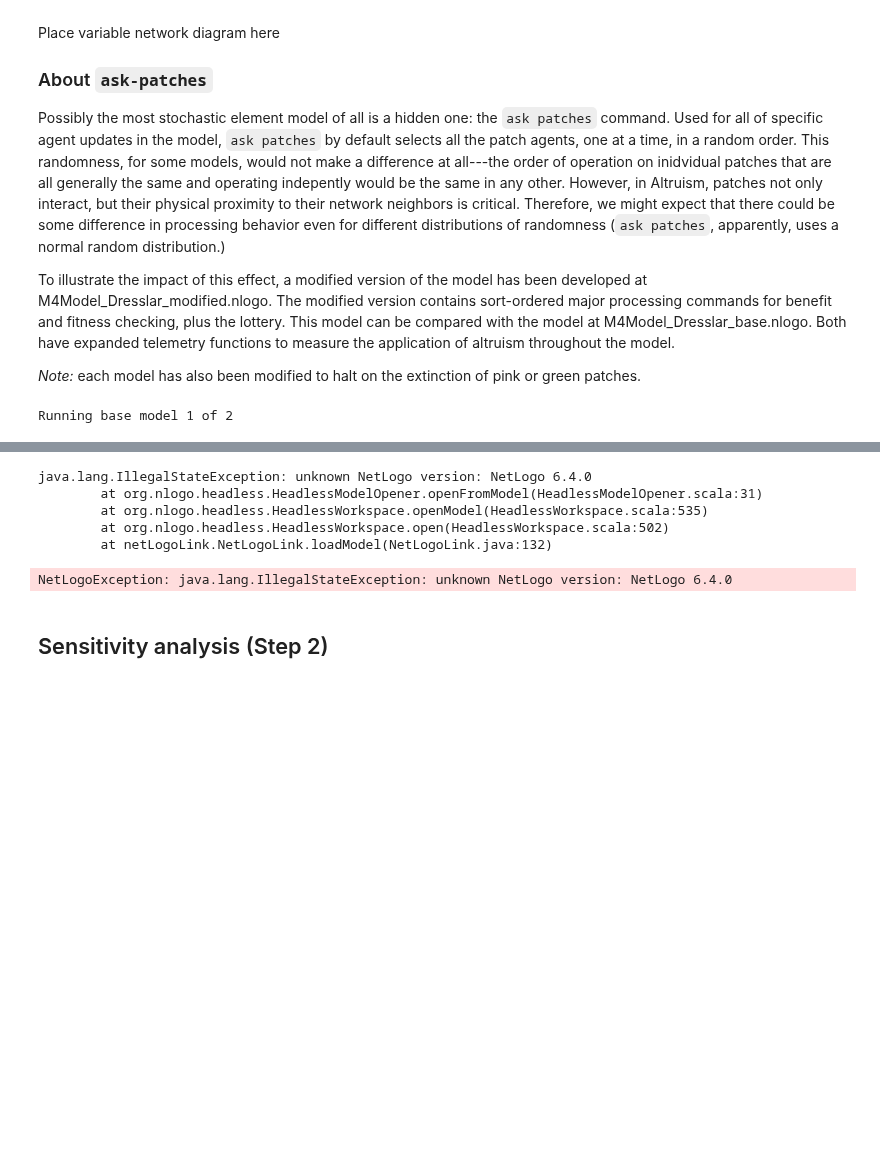
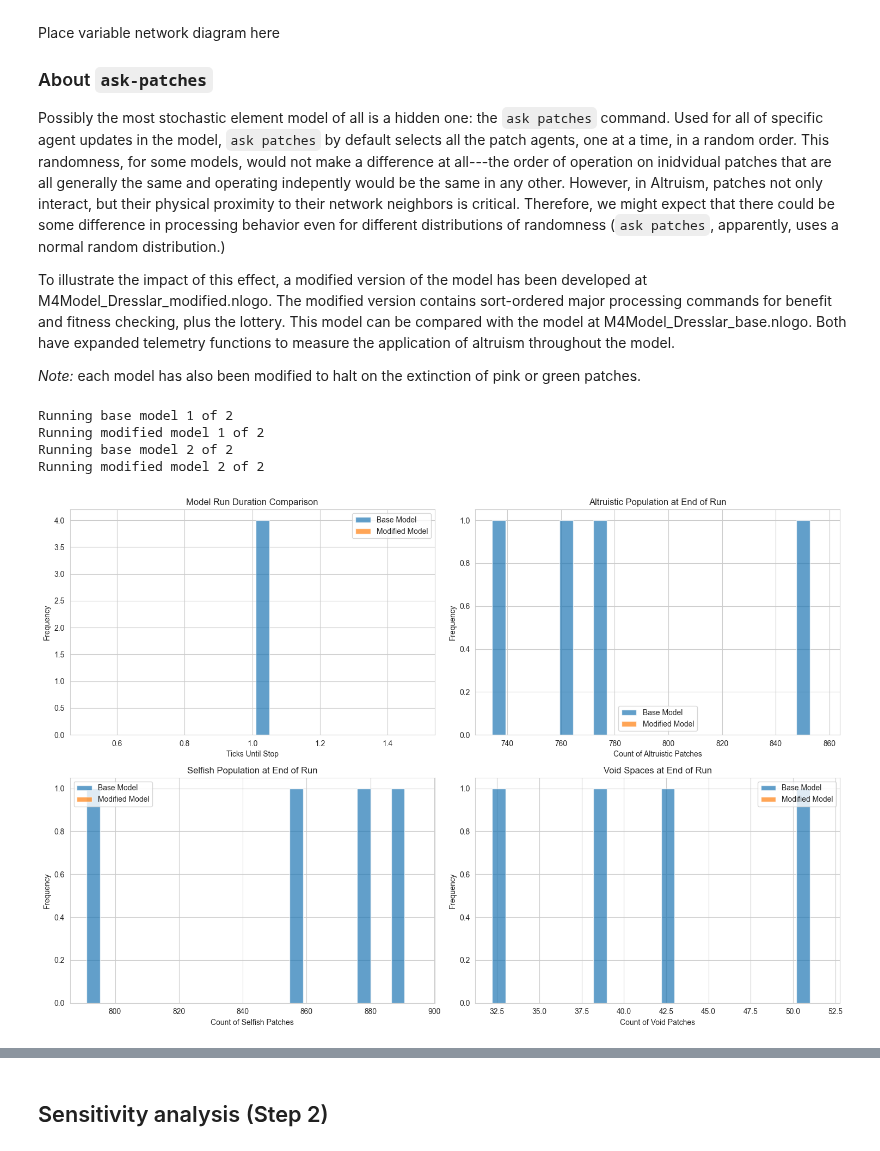
Before and after one commit to peterdresslar/cas-520, a Jupyter notebook: M4/M4Analysis_Dresslar.ipynb, the cells around one changed output, grey strips where cells are left out. Drawn from its saved outputs; the diff is of its cells as text; code cells hidden in the pictures; blank space fills up the shorter version.

Commit message:
fix model address

```diff
--- a/M4/M4Analysis_Dresslar.ipynb
+++ b/M4/M4Analysis_Dresslar.ipynb
@@ -145,37 +145,37 @@ runs_each = 2
 for i in range(runs_each):
     print(f"Running base model {i+1} of {runs_each}")
     netlogo = initialize_netlogo(base_model)
-    netlogo.command("set altruistic-probability {altruistic_probability}")
-    netlogo.command("set selfish-probability {selfish_probability}")
-    netlogo.command("set cost-of-altruism {cost_of_altruism}")
-    netlogo.command("set benefit-from-altruism {benefit_from_altruism}")
-    netlogo.command("set disease {disease}")
-    netlogo.command("set harshness {harshness}")
+    netlogo.command(f"set altruistic-probability {altruistic_probability}")
+    netlogo.command(f"set selfish-probability {selfish_probability}")
+    netlogo.command(f"set cost-of-altruism {cost_of_altruism}")
+    netlogo.command(f"set benefit-from-altruism {benefit_from_altruism}")
+    netlogo.command(f"set disease {disease}")
+    netlogo.command(f"set harshness {harshness}")
     netlogo.command("setup")
-    netlogo.command("set max-ticks {max_ticks}")   # must be AFTER setup
+    netlogo.command(f"set max-ticks {max_ticks}")   # must be AFTER setup
     netlogo.command("go")
     base_model_ticks_to_stop.append(netlogo.report("ticks"))
-    base_model_pinks_count.append(netlogo.report("count [pcolor = pink] of patches"))
-    base_model_greens_count.append(netlogo.report("count [pcolor = green] of patches"))
-    base_model_voids_count.append(netlogo.report("count [pcolor = black] of patches"))
+    base_model_pinks_count.append(netlogo.report("count patches with [pcolor = pink]"))
+    base_model_greens_count.append(netlogo.report("count patches with [pcolor = green]"))
+    base_model_voids_count.append(netlogo.report("count patches with [pcolor = black]"))
     netlogo.kill_workspace()
 
 
     print(f"Running modified model {i+1} of {runs_each}") # ;; eh, why not.
     netlogo = initialize_netlogo(modified_model)
-    netlogo.command("set altruistic-probability {altruistic_probability}")
-    netlogo.command("set selfish-probability {selfish_probability}")
-    netlogo.command("set cost-of-altruism {cost_of_altruism}")
-    netlogo.command("set benefit-from-altruism {benefit_from_altruism}")
-    netlogo.command("set disease {disease}")
-    netlogo.command("set harshness {harshness}")
+    netlogo.command(f"set altruistic-probability {altruistic_probability}")
+    netlogo.command(f"set selfish-probability {selfish_probability}")
+    netlogo.command(f"set cost-of-altruism {cost_of_altruism}")
+    netlogo.command(f"set benefit-from-altruism {benefit_from_altruism}")
+    netlogo.command(f"set disease {disease}")
+    netlogo.command(f"set harshness {harshness}")
     netlogo.command("setup")
-    netlogo.command("set max-ticks {max_ticks}")   # must be AFTER setup
+    netlogo.command(f"set max-ticks {max_ticks}")   # must be AFTER setup
     netlogo.command("go")
-    base_model_ticks_to_stop.append(netlogo.report("ticks"))
-    base_model_pinks_count.append(netlogo.report("count [pcolor = pink] of patches"))
-    base_model_greens_count.append(netlogo.report("count [pcolor = green] of patches"))
-    base_model_voids_count.append(netlogo.report("count [pcolor = black] of patches"))
+    modified_model_ticks_to_stop.append(netlogo.report("ticks"))
+    modified_model_pinks_count.append(netlogo.report("count patches with [pcolor = pink]"))
+    modified_model_greens_count.append(netlogo.report("count patches with [pcolor = green]"))
+    modified_model_voids_count.append(netlogo.report("count patches with [pcolor = black]"))
     netlogo.kill_workspace()
 
 
@@ -207,30 +207,34 @@ plt.subplot(2, 2, 3)
 plt.hist([base_model_greens_count, modified_model_greens_count],
          bins=10, alpha=0.7, label=['Base Model', 'Modified Model'])
 plt.xlabel('Count of Selfish Patches')
 plt.ylabel('Frequency')
 plt.title('Selfish Population at End of Run')
 plt.legend()
 
 # 4. Histogram of black patch counts (voids)
 plt.subplot(2, 2, 4)
 plt.hist([base_model_voids_count, modified_model_voids_count],
          bins=10, alpha=0.7, label=['Base Model', 'Modified Model'])
 plt.xlabel('Count of Void Patches')
 plt.ylabel('Frequency')
 plt.title('Void Spaces at End of Run')
 plt.legend()
 
 plt.tight_layout()
 plt.show()
 
 # Add a summary statistics table
 print("Summary Statistics:")
 print("------------------")
 print(f"Base Model Avg Ticks: {np.mean(base_model_ticks_to_stop):.2f} ± {np.std(base_model_ticks_to_stop):.2f}")
 print(f"Modified Model Avg Ticks: {np.mean(modified_model_ticks_to_stop):.2f} ± {np.std(modified_model_ticks_to_stop):.2f}")
 print(f"Base Model Final Altruists: {np.mean(base_model_pinks_count):.2f} ± {np.std(base_model_pinks_count):.2f}")
 print(f"Modified Model Final Altruists: {np.mean(modified_model_pinks_count):.2f} ± {np.std(modified_model_pinks_count):.2f}")
 print(f"Base Model Final Selfish: {np.mean(base_model_greens_count):.2f} ± {np.std(base_model_greens_count):.2f}")
 print(f"Modified Model Final Selfish: {np.mean(modified_model_greens_count):.2f} ± {np.std(modified_model_greens_count):.2f}")
 # %% [output]
 Running base model 1 of 2
+Running modified model 1 of 2
+Running base model 2 of 2
+Running modified model 2 of 2
+[figure, added]
@@ -241,9 +249,3 @@ WARNING: Restricted methods will be blocked in a future release unless native ac
-java.lang.IllegalStateException: unknown NetLogo version: NetLogo 6.4.0
-        at org.nlogo.headless.HeadlessModelOpener.openFromModel(HeadlessModelOpener.scala:31)
-        at org.nlogo.headless.HeadlessWorkspace.openModel(HeadlessWorkspace.scala:535)
-        at org.nlogo.headless.HeadlessWorkspace.open(HeadlessWorkspace.scala:502)
-        at netLogoLink.NetLogoLink.loadModel(NetLogoLink.java:132)
-NetLogoException: java.lang.IllegalStateException: unknown NetLogo version: NetLogo 6.4.0
 # %% [markdown]
 ## Sensitivity analysis (Step 2)
 # %% [markdown]
```
Also changed, not shown: parts of 1 cell of this notebook.
